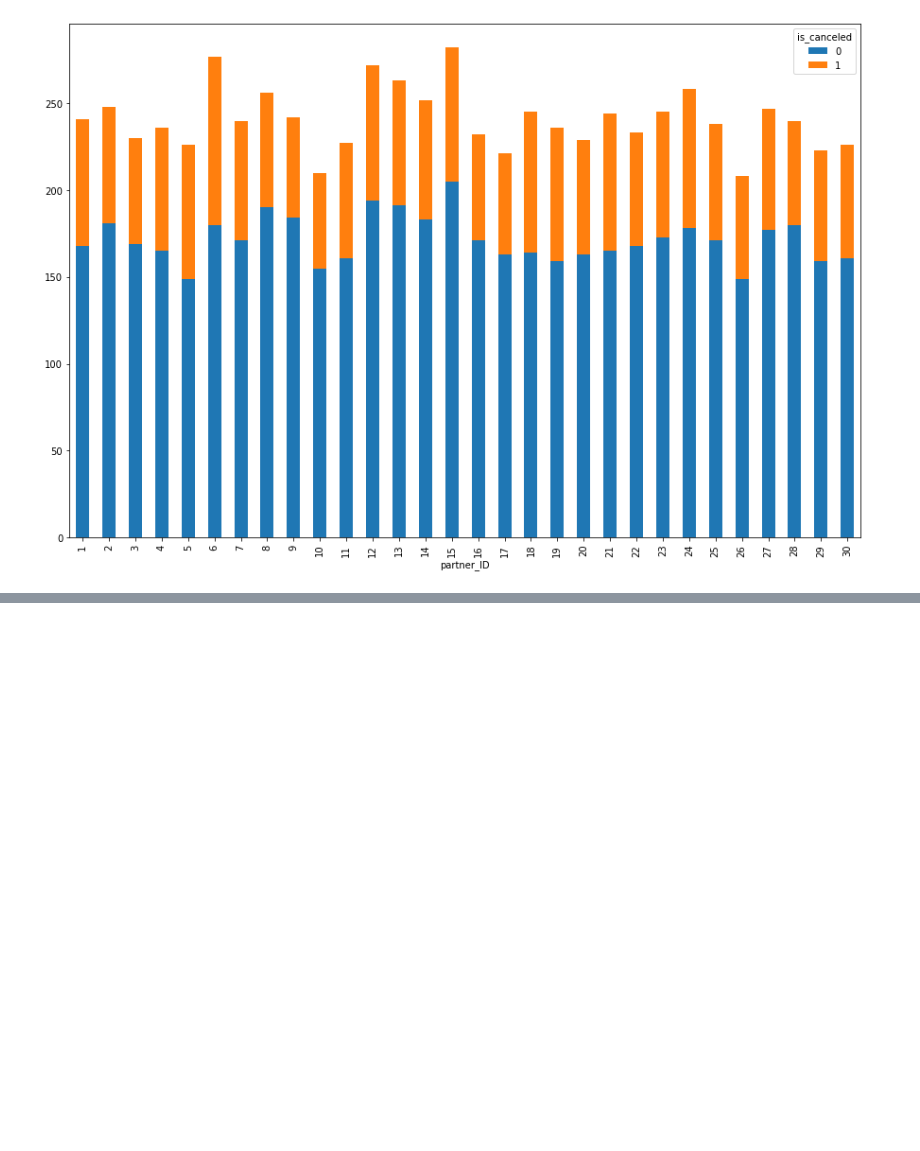
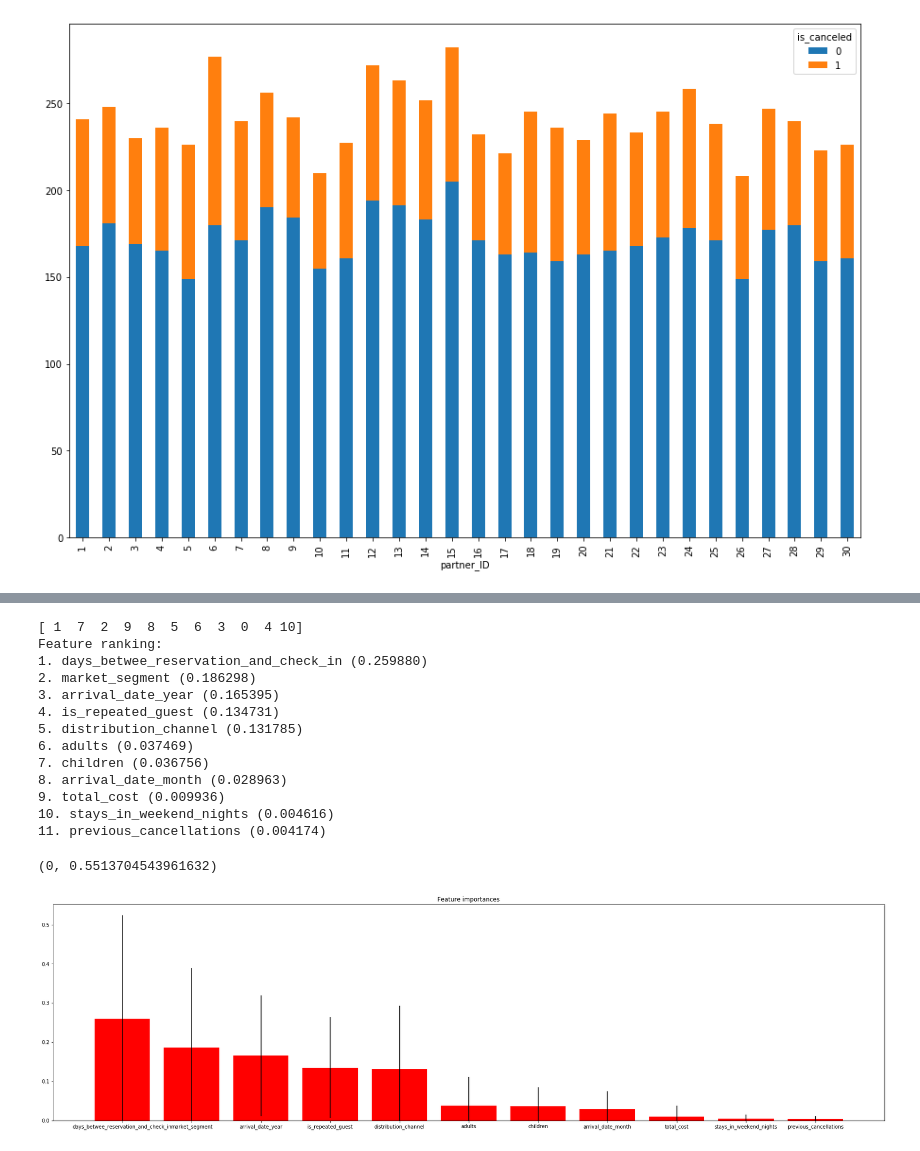
Before and after one commit to Sushila-Phogat/CE888, a Jupyter notebook: Profusion_hotel_booking.ipynb, the cells around one changed output, grey strips where cells are left out. Cells and saved outputs as stored; diff of their text form; code cells hidden in the pictures; blank space fills up the shorter version.

```diff
--- a/Profusion_hotel_booking.ipynb
+++ b/Profusion_hotel_booking.ipynb
@@ -147,0 +192,53 @@ sns.catplot(
+# %%
+features=[ 'total_cost',
+       'days_betwee_reservation_and_check_in', 'arrival_date_year',
+       'arrival_date_month',
+        'stays_in_weekend_nights',
+        'adults', 'children',
+       'market_segment', 'distribution_channel', 'is_repeated_guest',
+       'previous_cancellations',
+
+        'reservation_status_date']
+
+# prepare train and target
+data=df
+data=data.drop(['stays_in_week_nights','previous_bookings_not_canceled', 'reserved_room_type', 'assigned_room_type', 'booking_changes','meal_booked','total_of_special_requests','arrival_date_week_number','required_car_parking_spaces','is_canceled','hotel','reservation_status','arrival_date_day_of_month','previous_cancellations','babies','partner_ID'],axis=1)
+target=df['is_canceled']
+# %%
+importances = clf.feature_importances_
+std = np.std([tree.feature_importances_ for tree in clf.estimators_],
+             axis=0)
+indices = np.argsort(importances)[::-1]
+print(indices)
+# Print the feature ranking
+print("Feature ranking:")
+
+for f in range(data.shape[1]):
+    print("%d. %s (%f)" % (f + 1, features[indices[f]],  importances[indices[f]]))
+
+# Plot the feature importances of the forest
+fig = plt.figure()
+plt.title("Feature importances")
+plt.bar(range(data.shape[1]), importances[indices],
+       color="r", yerr=std[indices], align="center")
+plt.xticks(range(data.shape[1]), np.array(features)[indices])
+plt.xlim([-1, data.shape[1]])
+fig.set_size_inches(30,8)
+axes = plt.gca()
+axes.set_ylim([0,None])
+# %% [output]
+[ 1  7  2  9  8  5  6  3  0  4 10]
+Feature ranking:
+1. days_betwee_reservation_and_check_in (0.259880)
+2. market_segment (0.186298)
+3. arrival_date_year (0.165395)
+4. is_repeated_guest (0.134731)
+5. distribution_channel (0.131785)
+6. adults (0.037469)
+7. children (0.036756)
+8. arrival_date_month (0.028963)
+9. total_cost (0.009936)
+10. stays_in_weekend_nights (0.004616)
+11. previous_cancellations (0.004174)
+(0, 0.5513704543961632)
+[figure, added]
```
Also changed, not shown: parts of 9 cells of this notebook.
